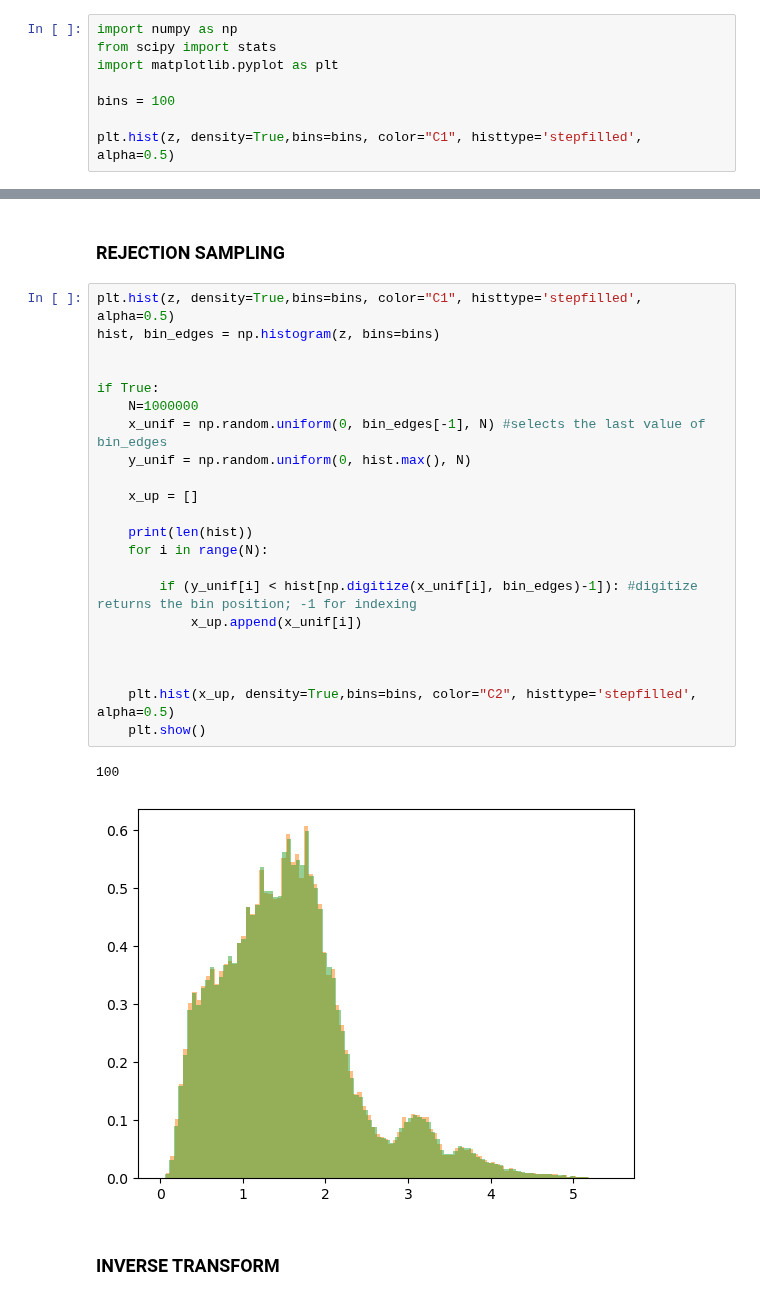
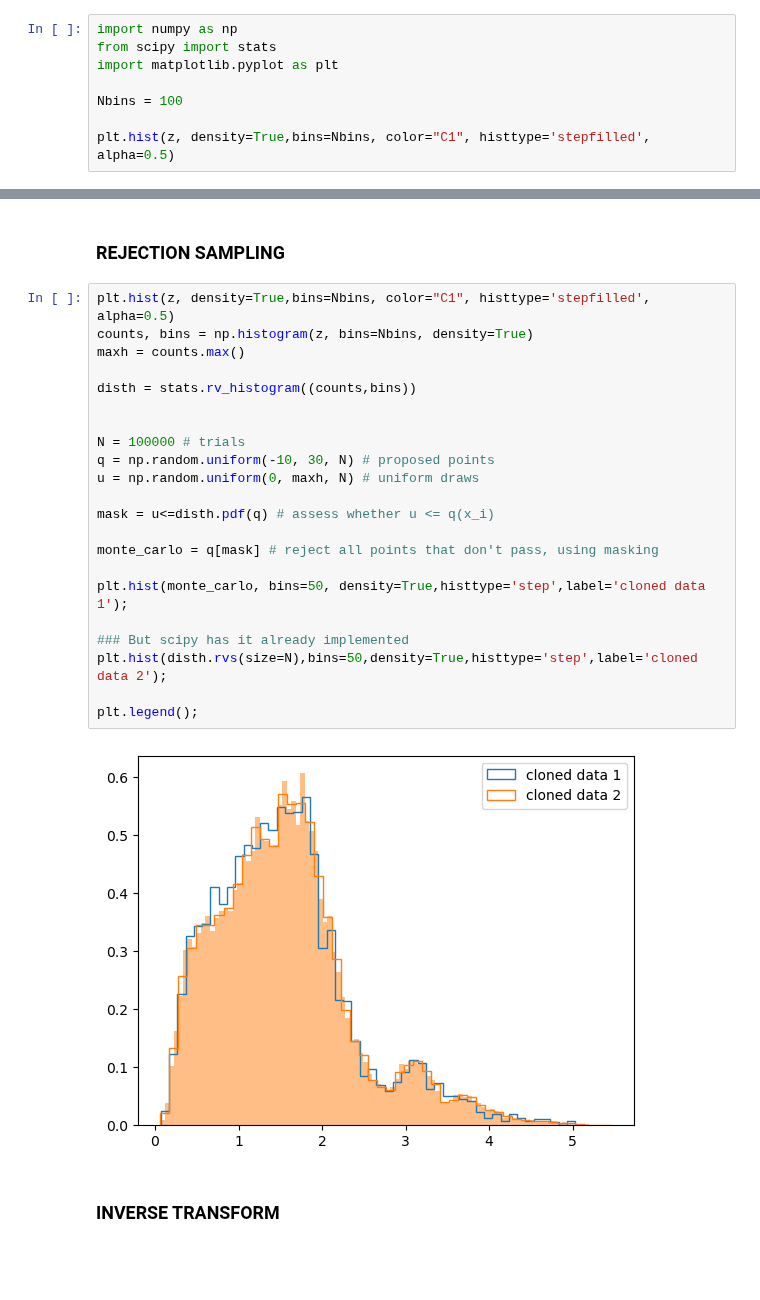
Before and after one commit to aadufour/astrostatistics_bicocca_2025, a Jupyter notebook: working/L04.ipynb, the cells around one changed output, grey strips where cells are left out. Saved outputs shown, nothing was run; the diff lists cells and outputs as text; blank space fills up the shorter version.

```diff
--- a/working/L04.ipynb
+++ b/working/L04.ipynb
@@ -38,9 +41,9 @@ import numpy as np
 from scipy import stats
 import matplotlib.pyplot as plt
 
-bins = 100
+Nbins = 100
 
-plt.hist(z, density=True,bins=bins, color="C1", histtype='stepfilled', alpha=0.5)
+plt.hist(z, density=True,bins=Nbins, color="C1", histtype='stepfilled', alpha=0.5)
 # %% [output]
 (array([8.93425258e-03, 3.88902706e-02, 1.01780393e-01, 1.63269109e-01,
         2.22130014e-01, 3.02888639e-01, 3.21633049e-01, 3.06567448e-01,
@@ -63,30 +66,29 @@ plt.hist(z, density=True,bins=bins, color="C1", histtype='stepfilled', alpha=0.5
 # %% [markdown]
 ### REJECTION SAMPLING
 # %%
-plt.hist(z, density=True,bins=bins, color="C1", histtype='stepfilled', alpha=0.5)
-hist, bin_edges = np.histogram(z, bins=bins)
+plt.hist(z, density=True,bins=Nbins, color="C1", histtype='stepfilled', alpha=0.5)
+counts, bins = np.histogram(z, bins=Nbins, density=True)
+maxh = counts.max()
+
+disth = stats.rv_histogram((counts,bins))
 
 
-if True:
-    N=1000000
-    x_unif = np.random.uniform(0, bin_edges[-1], N) #selects the last value of bin_edges
-    y_unif = np.random.uniform(0, hist.max(), N)
+N = 100000 # trials
+q = np.random.uniform(-10, 30, N) # proposed points
+u = np.random.uniform(0, maxh, N) # uniform draws
 
-    x_up = []
+mask = u<=disth.pdf(q) # assess whether u <= q(x_i)
 
-    print(len(hist))
-    for i in range(N):
+monte_carlo = q[mask] # reject all points that don't pass, using masking
 
-        if (y_unif[i] < hist[np.digitize(x_unif[i], bin_edges)-1]): #digitize returns the bin position; -1 for indexing
-            x_up.append(x_unif[i])
+plt.hist(monte_carlo, bins=50, density=True,histtype='step',label='cloned data 1');
 
+### But scipy has it already implemented
+plt.hist(disth.rvs(size=N),bins=50,density=True,histtype='step',label='cloned data 2');
 
-
-    plt.hist(x_up, density=True,bins=bins, color="C2", histtype='stepfilled', alpha=0.5)
-    plt.show()
+plt.legend();
 # %% [output]
-100
-[figure, old version]
+[figure, new version]
 # %% [markdown]
 ### INVERSE TRANSFORM
 # %%
```
Also changed, not shown: parts of 4 cells of this notebook, 2 other files.
